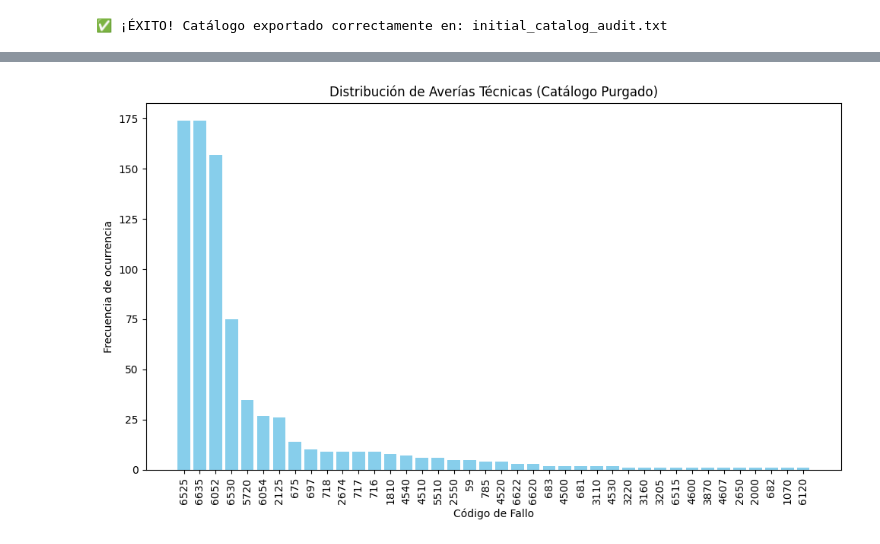
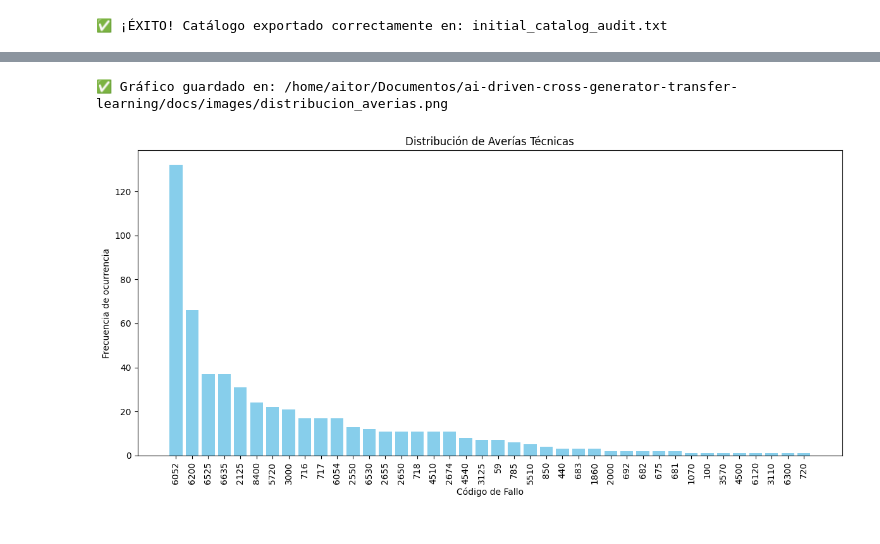
Before and after one commit to aitor-industrial-data/ai-driven-cross-generator-transfer-learning, a Jupyter notebook: notebooks/01_eda_fuentes_y_casuistica.ipynb, the cells around one changed output, grey strips where cells are left out. Drawn from its saved outputs; the diff is of its cells as text; code cells hidden in the pictures.

```diff
--- a/notebooks/01_eda_fuentes_y_casuistica.ipynb
+++ b/notebooks/01_eda_fuentes_y_casuistica.ipynb
@@ -182,9 +173,9 @@ En esta sección, filtramos el dataset completo para extraer de forma hermética
 # PREFILTRO DE EVENTOS CRÍTICOS Y EXTRACCIÓN DE CÓDIGOS DE FALLO
 # ==============================================================================
 
-# Aplicamos prefiltro: Stop, Warning y Communication como indicadores de anomalía
+# Aplicamos prefiltro: Stop y Warning como indicadores de anomalía
 critical_events_df = status_df.filter(
-    F.col("Status").isin(["Stop", "Warning", "Communication"])
+    F.col("Status").isin(["Stop", "Warning"])
 )
 
 # Consolidamos el catálogo de códigos críticos detectados
@@ -373,15 +357,0 @@ print(f"✅ ¡Archivo '{final_audit_file_path}' generado on éxito!")
-# %%
-# 1. Creamos la lógica de ventanas según el tipo de fallo
-# Puedes usar un 'when' para asignar horas según la categoría o el código
-catalogo_final = catalogo_final.withColumn(
-    "Degradation_Window_Hours",
-    F.when(F.col("Code").isin([5720, 2674]), 24)    # Fallos mecánicos/térmicos: Ventana de 24h
-     .when(F.col("Code").isin([100, 440]), 2)       # Fallos eléctricos rápidos: Ventana de 2h
-     .otherwise(168)                                # Por defecto: 1 semana (168 horas) para desgaste
-)
-
-# 2. Ahora exportamos con esa nueva columna
-catalog_df_pd = catalogo_final.toPandas()
-catalog_df_pd.to_csv('../data/silver/technical_fault_catalog.csv', index=False)
-
-print("✅ Catálogo exportado con columnas de ventana de degradación incluidas.")
@@ -413,19 +358,33 @@ plt.show()
 # %%
+import os
 import matplotlib.pyplot as plt
 import pandas as pd
 
-# Convertimos a Pandas solo para graficar (es pequeño)
+# 1. Definir la ruta de destino
+# Usamos base_dir que ya tenías definido en tu script para ser consistentes
+images_dir = os.path.join(base_dir, "docs", "images")
+os.makedirs(images_dir, exist_ok=True)  # Crea la carpeta si no existe
+
+# 2. Tu lógica de procesamiento...
 df_plot = catalogo_final.toPandas()
-# Aquí podrías calcular también el total de descartados vs. mantenidos usando el dataframe original
-# para mostrar la "reducción de ruido"
+df_plot = df_plot.sort_values(by='count', ascending=False)
+df_plot['Code'] = df_plot['Code'].astype(str)
 
-plt.figure(figsize=(10, 6))
-plt.bar(df_plot['Code'].astype(str), df_plot['count'], color='skyblue')
-plt.title('Distribución de Averías Técnicas (Catálogo Purgado)')
+# 3. Graficar
+plt.figure(figsize=(12, 6))
+plt.bar(df_plot['Code'], df_plot['count'], color='skyblue')
+plt.title('Distribución de Averías Técnicas')
 plt.xlabel('Código de Fallo')
 plt.ylabel('Frecuencia de ocurrencia')
 plt.xticks(rotation=90)
 plt.tight_layout()
+
+# 4. Guardar la imagen antes de mostrarla
+output_path = os.path.join(images_dir, "distribucion_averias.png")
+plt.savefig(output_path, dpi=300) # dpi=300 asegura alta calidad
+print(f"✅ Gráfico guardado en: {output_path}")
+
 plt.show()
 # %% [output]
+✅ Gráfico guardado en: /home/aitor/Documentos/ai-driven-cross-generator-transfer-learning/docs/images/distribucion_averias.png
-[figure, old version]
+[figure, new version]
```
Also changed, not shown: parts of 13 cells of this notebook, 6 other files.
